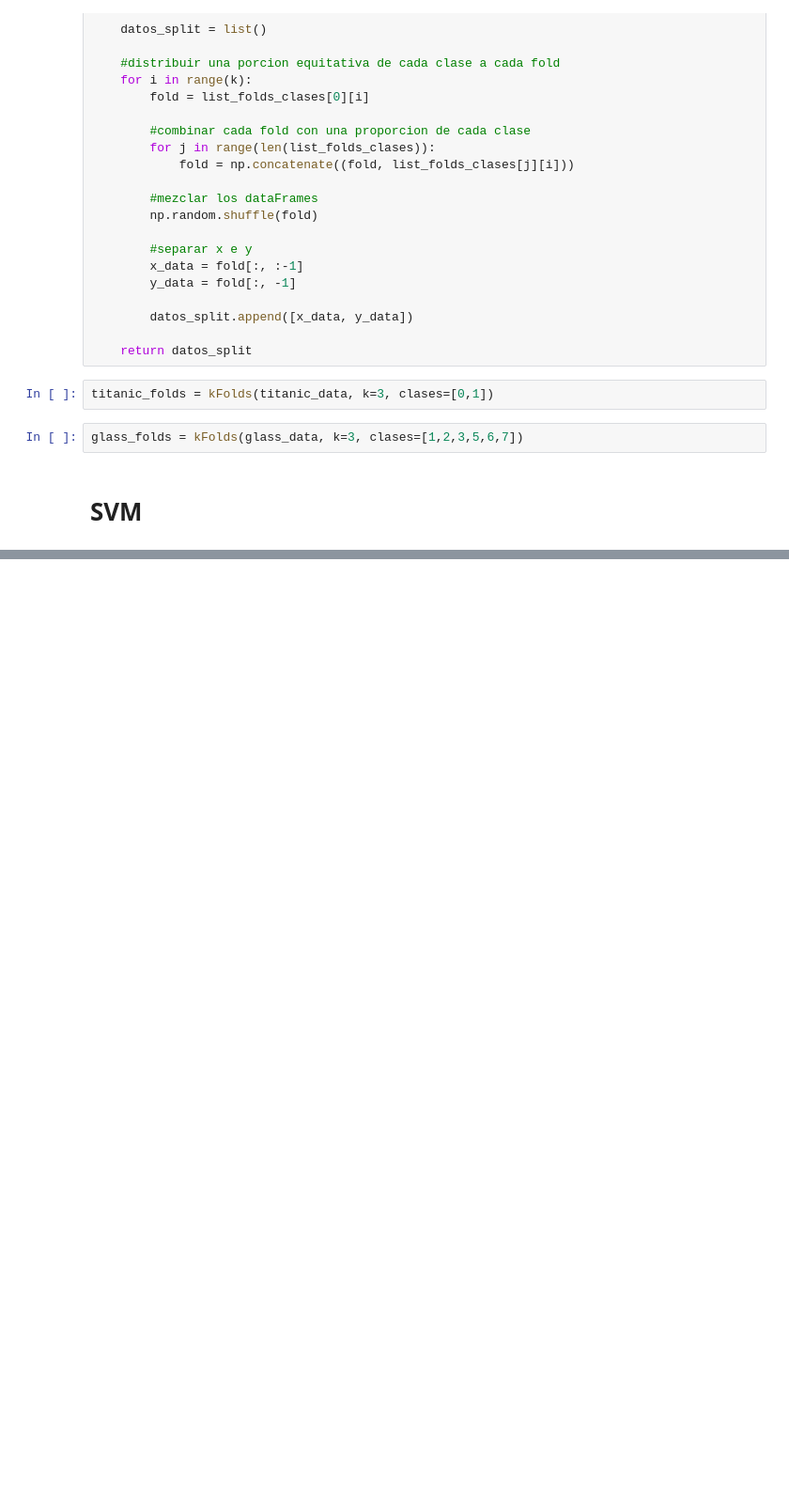
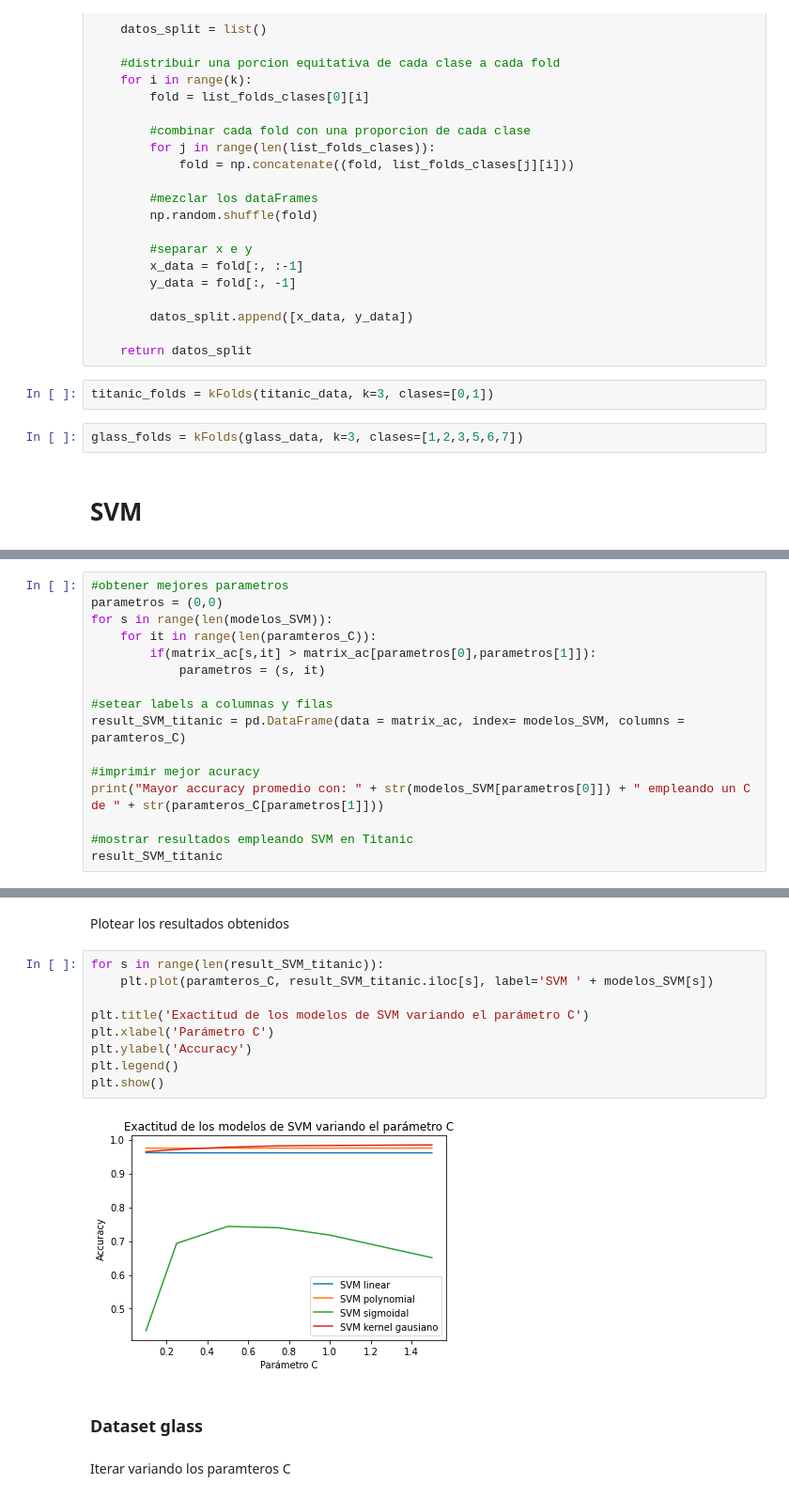
Before and after one commit to JazmineAlfaro/Topicos-en-Inteligencia-Artificial, a Jupyter notebook: MLP-SVM/MLP-SVM.ipynb, the cells around one changed output, grey strips where cells are left out. Shown at 94% size. Drawn from its saved outputs; the diff is of its cells as text; blank space fills up the shorter version.

```diff
--- a/MLP-SVM/MLP-SVM.ipynb
+++ b/MLP-SVM/MLP-SVM.ipynb
@@ -286,0 +351,16 @@ Score de kernel gausiano SVM:
+# %%
+#obtener mejores parametros
+parametros = (0,0)
+for s in range(len(modelos_SVM)):
+    for it in range(len(paramteros_C)):
+        if(matrix_ac[s,it] > matrix_ac[parametros[0],parametros[1]]):
+            parametros = (s, it)
+
+#setear labels a columnas y filas
+result_SVM_titanic = pd.DataFrame(data = matrix_ac, index= modelos_SVM, columns = paramteros_C)
+
+#imprimir mejor acuracy
+print("Mayor accuracy promedio con: " + str(modelos_SVM[parametros[0]]) + " empleando un C de " + str(paramteros_C[parametros[1]]))
+
+#mostrar resultados empleando SVM en Titanic
+result_SVM_titanic
@@ -286,0 +374,17 @@ Score de kernel gausiano SVM:
+# %% [markdown]
+Plotear los resultados obtenidos
+# %%
+for s in range(len(result_SVM_titanic)):
+    plt.plot(paramteros_C, result_SVM_titanic.iloc[s], label='SVM ' + modelos_SVM[s])
+
+plt.title('Exactitud de los modelos de SVM variando el parámetro C')
+plt.xlabel('Parámetro C')
+plt.ylabel('Accuracy')
+plt.legend()
+plt.show()
+# %% [output]
+[figure, added]
+# %% [markdown]
+### Dataset glass
+# %% [markdown]
+Iterar variando los paramteros C
```
Also changed, not shown: parts of 14 cells of this notebook.
